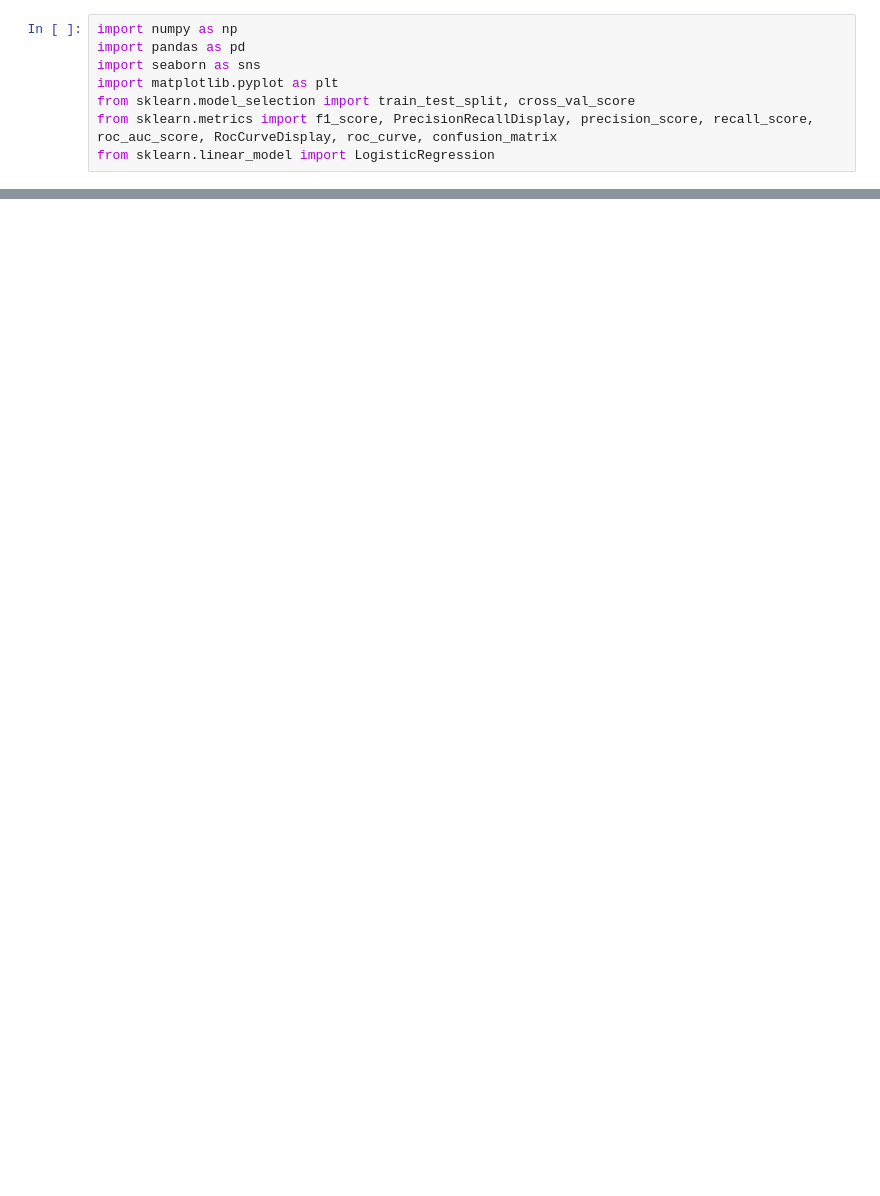
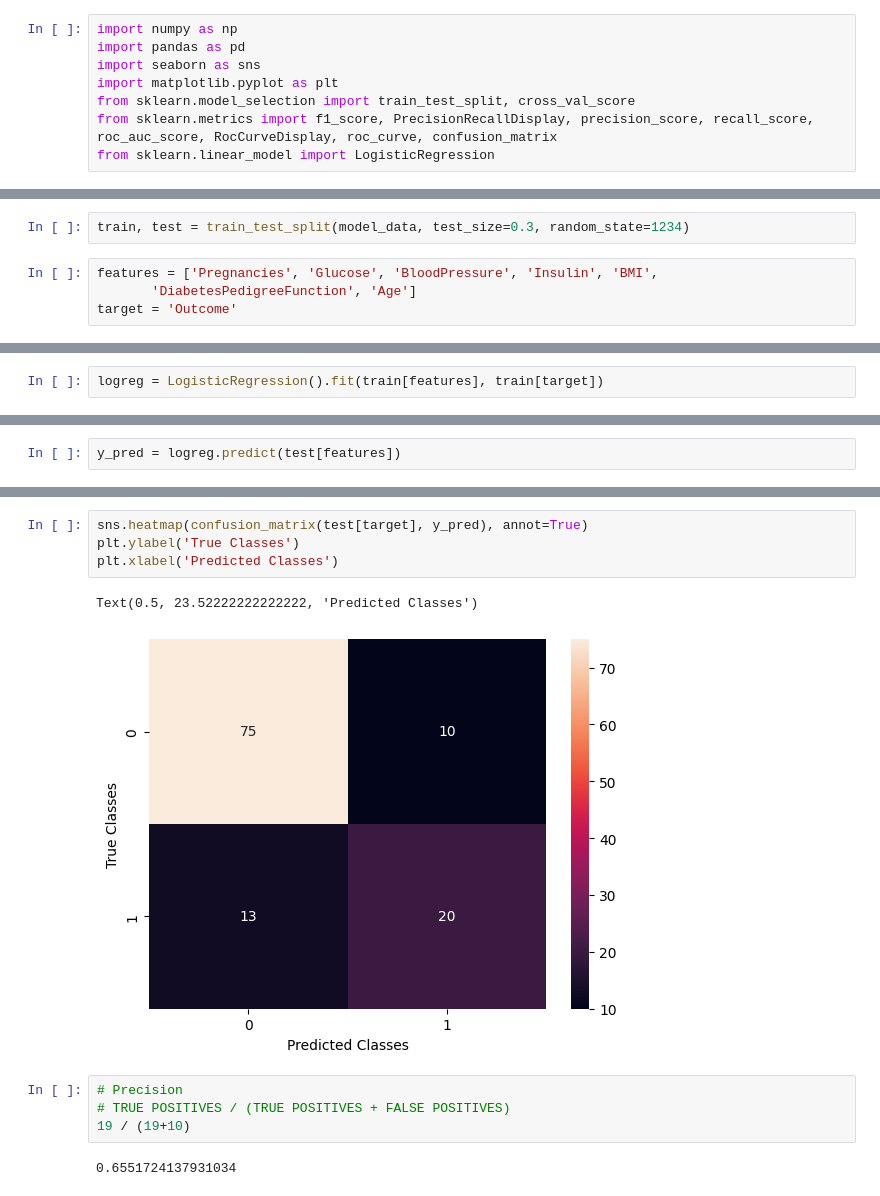
Before and after one commit to EvaW01/schulich_data_science_Xinyue-Wang, a Jupyter notebook: MBAN6110/Class8.ipynb, the cells around one changed output, grey strips where cells are left out. Saved outputs shown, nothing was run; the diff lists cells and outputs as text; blank space fills up the shorter version.

```diff
--- a/MBAN6110/Class8.ipynb
+++ b/MBAN6110/Class8.ipynb
@@ -22,0 +50,6 @@ df.describe()
+# %%
+train, test = train_test_split(model_data, test_size=0.3, random_state=1234)
+# %%
+features = ['Pregnancies', 'Glucose', 'BloodPressure', 'Insulin', 'BMI',
+       'DiabetesPedigreeFunction', 'Age']
+target = 'Outcome'
@@ -22,0 +82,2 @@ df.describe()
+# %%
+logreg = LogisticRegression().fit(train[features], train[target])
@@ -22,0 +113,2 @@ df.describe()
+# %%
+y_pred = logreg.predict(test[features])
@@ -22,0 +246,13 @@ df.describe()
+# %%
+sns.heatmap(confusion_matrix(test[target], y_pred), annot=True)
+plt.ylabel('True Classes')
+plt.xlabel('Predicted Classes')
+# %% [output]
+Text(0.5, 23.52222222222222, 'Predicted Classes')
+[figure, added]
+# %%
+# Precision
+# TRUE POSITIVES / (TRUE POSITIVES + FALSE POSITIVES)
+19 / (19+10)
+# %% [output]
+0.6551724137931034
```
Also changed, not shown: parts of 45 cells of this notebook.
